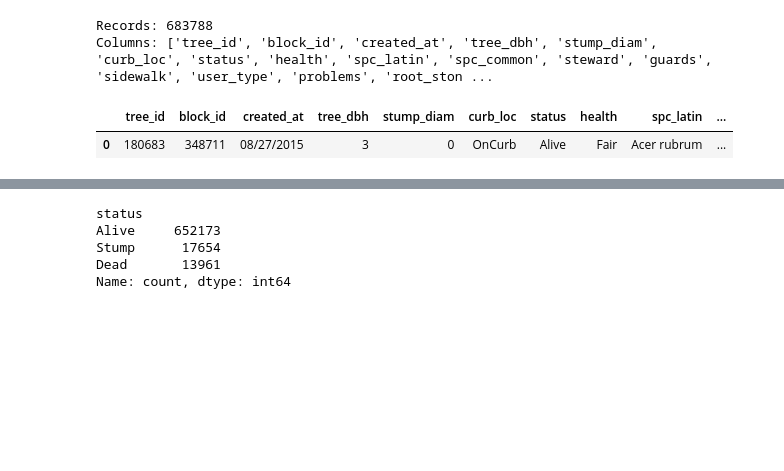
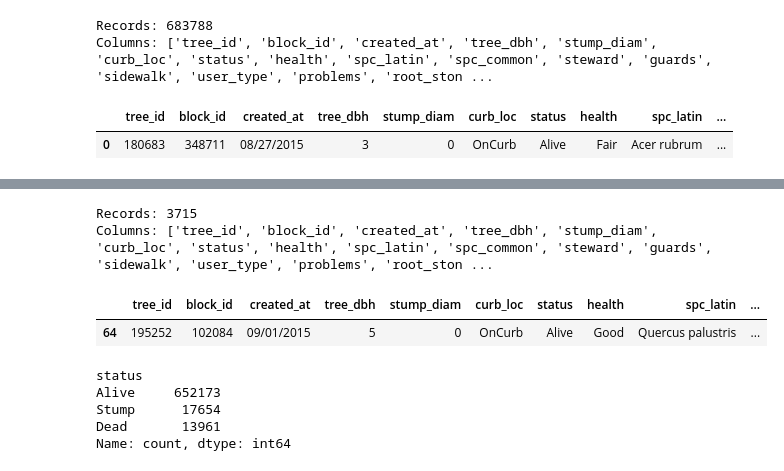
Before and after one commit to fractalate/data-trees-new-york, a Jupyter notebook: Street Tree Census 2015.ipynb, the cells around one changed output, grey strips where cells are left out. Drawn from its saved outputs; the diff is of its cells as text; code cells hidden in the pictures; blank space fills up the shorter version.

```diff
--- a/Street Tree Census 2015.ipynb
+++ b/Street Tree Census 2015.ipynb
@@ -57,6 +57,25 @@ Records: 11839
 Columns: ['tree_id', 'block_id', 'created_at', 'tree_dbh', 'stump_diam', 'curb_loc', 'status', 'health', 'spc_latin', 'spc_common', 'steward', 'guards', 'sidewalk', 'user_type', 'problems', 'root_ston ...
 |  | tree_id | block_id | created_at | tree_dbh | stump_diam | curb_loc | status | health | spc_latin | ... |
 | 28 | 201555 | 102919 | 09/04/2015 | 9 | 0 | OnCurb | Alive | Good | Gleditsia triacanthos var. inermis | ... |
+# %%
+# "wv" stands for West Village.
+df_trees_wv = df_trees[
+    (
+        (df_trees['status'] == 'Alive')
+        & (df_trees['borough'] == 'Manhattan')
+        & (
+            (df_trees['nta_name'] == 'West Village')
+        )
+    )
+]
+print('Records:', len(df_trees_wv))
+print('Columns:', list(df_trees_wv.columns))
+df_trees_wv[:1]
+# %% [output]
+Records: 3715
+Columns: ['tree_id', 'block_id', 'created_at', 'tree_dbh', 'stump_diam', 'curb_loc', 'status', 'health', 'spc_latin', 'spc_common', 'steward', 'guards', 'sidewalk', 'user_type', 'problems', 'root_ston ...
+|  | tree_id | block_id | created_at | tree_dbh | stump_diam | curb_loc | status | health | spc_latin | ... |
+| 64 | 195252 | 102084 | 09/01/2015 | 5 | 0 | OnCurb | Alive | Good | Quercus palustris | ... |
 # %%
 df_trees[['status']].value_counts()
 # %% [output]
```
Also changed, not shown: parts of 2 cells of this notebook, 1 other file.
